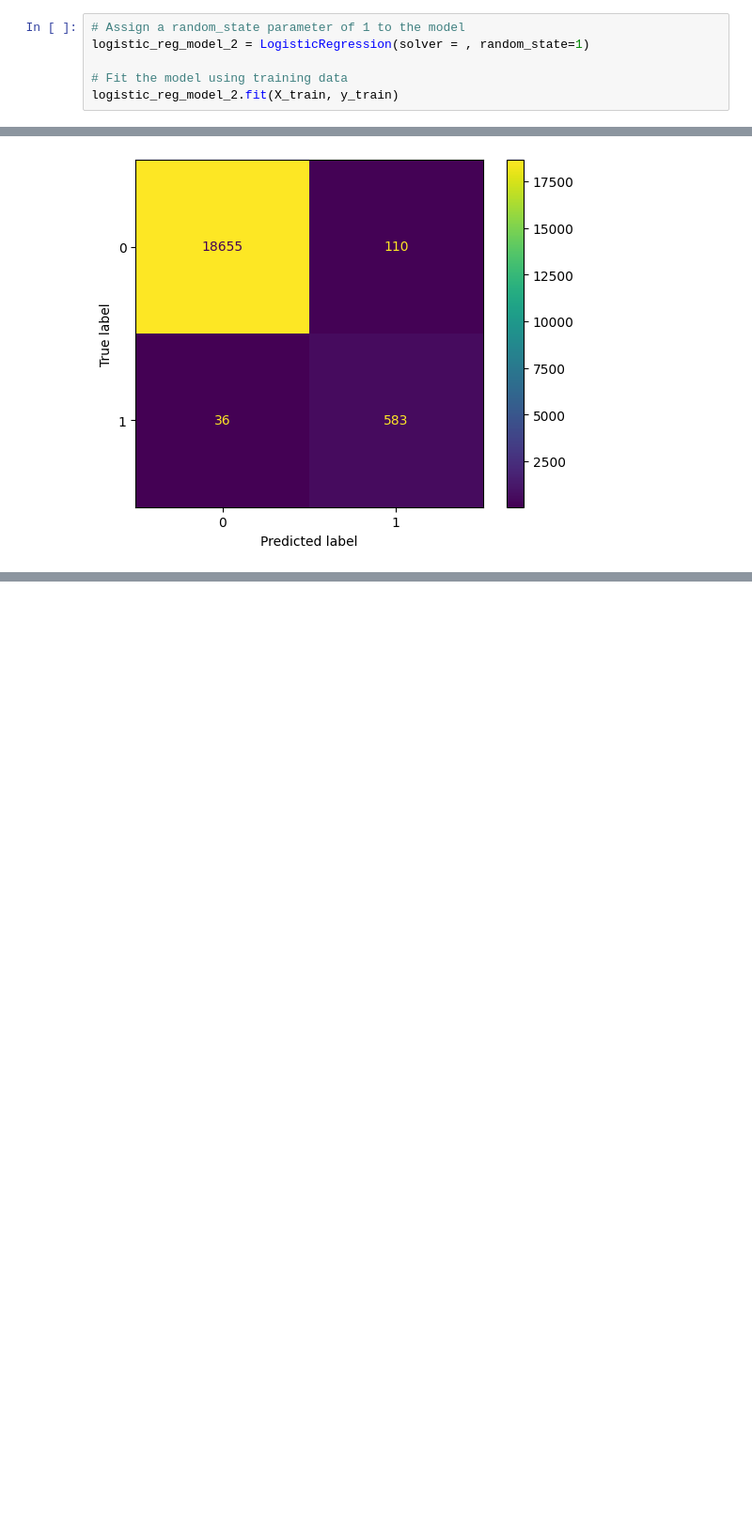
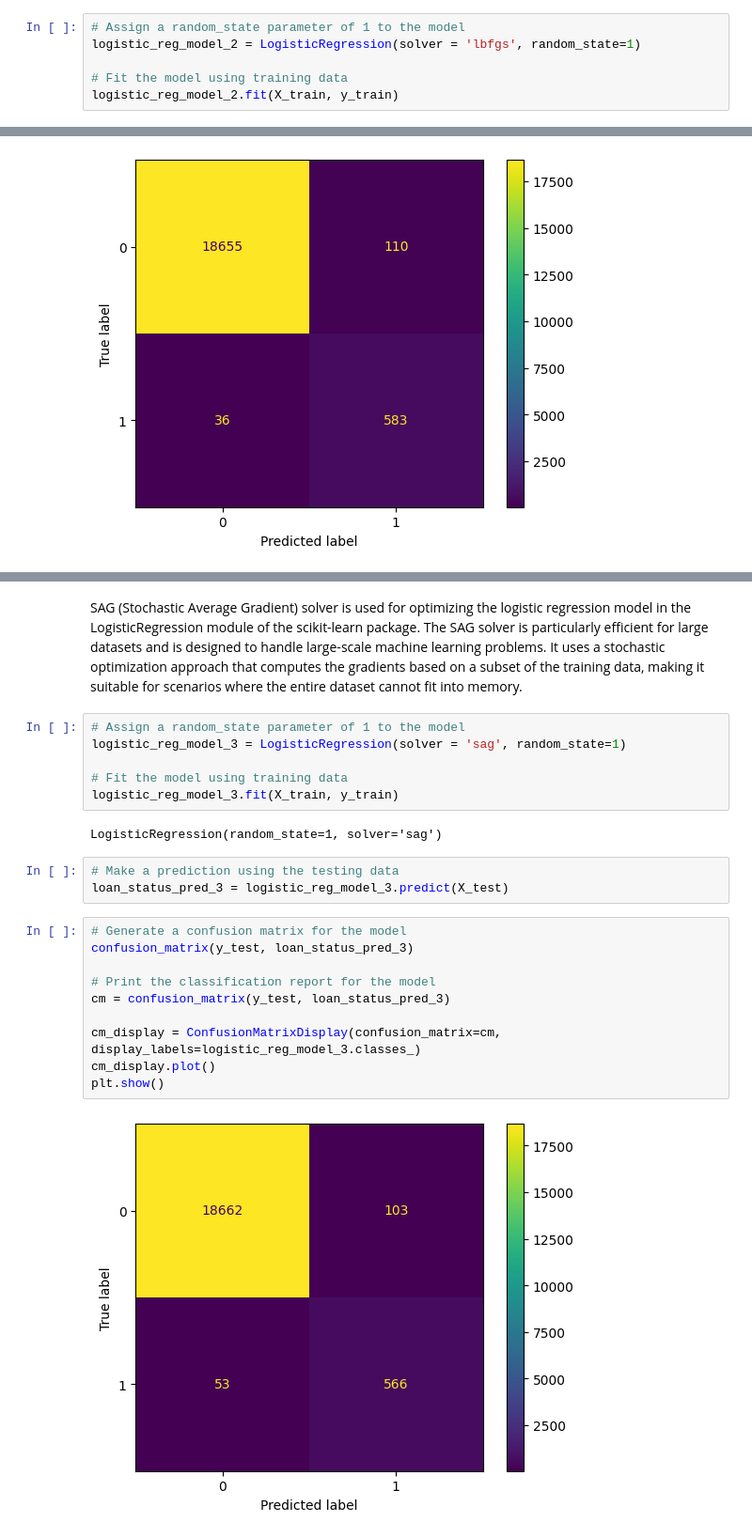
Before and after one commit to lizmartin/credit-risk-classification, a Jupyter notebook: credit_risk_classification.ipynb, the cells around one changed output, grey strips where cells are left out. Shown at 94% size. Drawn from its saved outputs; the diff is of its cells as text; blank space fills up the shorter version.

```diff
--- a/credit_risk_classification.ipynb
+++ b/credit_risk_classification.ipynb
@@ -135,6 +139,6 @@ weighted avg       0.99      0.99      0.99     19384
 # %%
 # Assign a random_state parameter of 1 to the model
-logistic_reg_model_2 = LogisticRegression(solver = , random_state=1)
+logistic_reg_model_2 = LogisticRegression(solver = 'lbfgs', random_state=1)
 
 # Fit the model using training data
 logistic_reg_model_2.fit(X_train, y_train)
@@ -175,3 +177,28 @@ Classification Report
     accuracy                           0.99     19384
    macro avg       0.92      0.97      0.94     19384
 weighted avg       0.99      0.99      0.99     19384
+# %% [markdown]
+SAG (Stochastic Average Gradient) solver is used for optimizing the logistic regression model in the LogisticRegression module of the scikit-learn package. The SAG solver is particularly efficient for large datasets and is designed to handle large-scale machine learning problems. It uses a stochastic optimization approach that computes the gradients based on a subset of the training data, making it suitable for scenarios where the entire dataset cannot fit into memory.
+# %%
+# Assign a random_state parameter of 1 to the model
+logistic_reg_model_3 = LogisticRegression(solver = 'sag', random_state=1)
+
+# Fit the model using training data
+logistic_reg_model_3.fit(X_train, y_train)
+# %% [output]
+LogisticRegression(random_state=1, solver='sag')
+# %%
+# Make a prediction using the testing data
+loan_status_pred_3 = logistic_reg_model_3.predict(X_test)
+# %%
+# Generate a confusion matrix for the model
+confusion_matrix(y_test, loan_status_pred_3)
+
+# Print the classification report for the model
+cm = confusion_matrix(y_test, loan_status_pred_3)
+
+cm_display = ConfusionMatrixDisplay(confusion_matrix=cm, display_labels=logistic_reg_model_3.classes_)
+cm_display.plot()
+plt.show()
+# %% [output]
+[figure, added]
```
Also changed, not shown: parts of 4 cells of this notebook, 1 other file.
